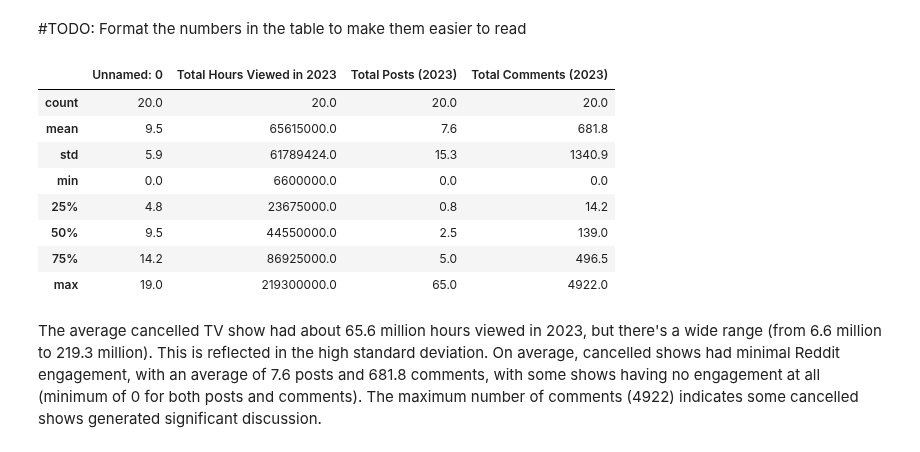
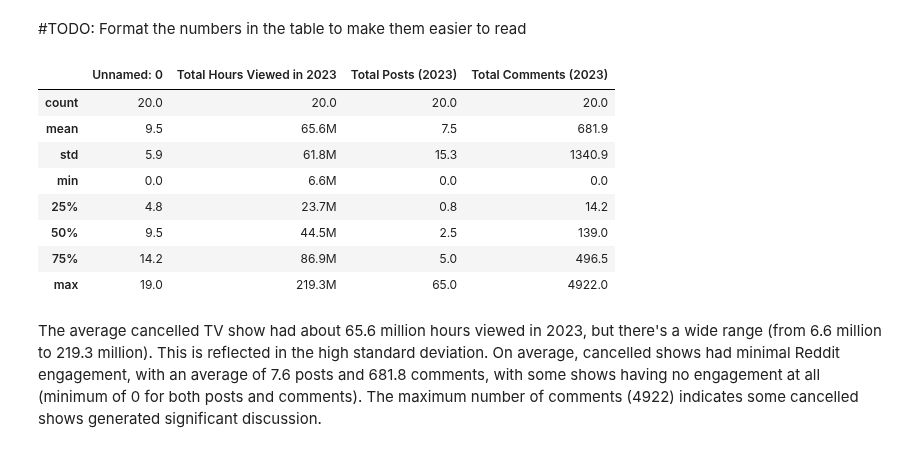
Before and after one commit to einavrobyncohen/DW64, a Jupyter notebook: notebooks/final_analysis.ipynb, the cells around one changed output. Cells and saved outputs as stored; diff of their text form; code cells hidden in the pictures.

Commit message:
Format float and millions, more comments

```diff
--- a/notebooks/final_analysis.ipynb
+++ b/notebooks/final_analysis.ipynb
@@ -32,12 +32,11 @@ import seaborn as sns  # For visualisations
 import scipy.stats as stats # For statistical analysis
 import statsmodels.api as sm # For P values
 import pandas as pd  # For data manipulation and analysis
-import numpy as np  # For array operations  TODO: not used?? remove???
-from datetime import datetime  # For handling date columns  TODO: not used?? remove???
 
 pd.set_option("display.max_rows", 20)  # Limit the number of rows displayed when printing a DataFrame
 pd.set_option('display.max_colwidth', None)  # Prevent truncation of long text
 pd.set_option('display.width', 200)  # Adjust overall display width to prevent line breaks
+pd.set_option('display.float_format', lambda x: f'{x:.1f}')  # Display float numbers with 1 digit after .
 # %% [markdown]
 ### Step 1.1: Load Datasets
 # %% [markdown]
@@ -74,18 +73,18 @@ def millions_formatter(x, pos):
 #### Describe Cancelled Shows
 # %% [markdown]
 #TODO: Format the numbers in the table to make them easier to read
-# %%
-cancelled_shows.describe().round(1)
-# %% [output]
-|  | Unnamed: 0 | Total Hours Viewed in 2023 | Total Posts (2023) | Total Comments (2023) |
-| count | 20.0 | 20.0 | 20.0 | 20.0 |
-| mean | 9.5 | 65615000.0 | 7.6 | 681.8 |
-| std | 5.9 | 61789424.0 | 15.3 | 1340.9 |
-| min | 0.0 | 6600000.0 | 0.0 | 0.0 |
-| 25% | 4.8 | 23675000.0 | 0.8 | 14.2 |
-| 50% | 9.5 | 44550000.0 | 2.5 | 139.0 |
-| 75% | 14.2 | 86925000.0 | 5.0 | 496.5 |
-| max | 19.0 | 219300000.0 | 65.0 | 4922.0 |
+# %%
+cancelled_shows.describe().map(lambda x: f'{x/1e6:.1f}M' if x >= 1e6 else x)
+# %% [output]
+|  | Unnamed: 0 | Total Hours Viewed in 2023 | Total Posts (2023) | Total Comments (2023) |
+| count | 20.0 | 20.0 | 20.0 | 20.0 |
+| mean | 9.5 | 65.6M | 7.5 | 681.9 |
+| std | 5.9 | 61.8M | 15.3 | 1340.9 |
+| min | 0.0 | 6.6M | 0.0 | 0.0 |
+| 25% | 4.8 | 23.7M | 0.8 | 14.2 |
+| 50% | 9.5 | 44.5M | 2.5 | 139.0 |
+| 75% | 14.2 | 86.9M | 5.0 | 496.5 |
+| max | 19.0 | 219.3M | 65.0 | 4922.0 |
 # %% [markdown]
 The average cancelled TV show had about 65.6 million hours viewed in 2023, but there's a wide range (from 6.6 million to 219.3 million). This is reflected in the high standard deviation. On average, cancelled shows had minimal Reddit engagement, with an average of 7.6 posts and 681.8 comments, with some shows having no engagement at all (minimum of 0 for both posts and comments). The maximum number of comments (4922) indicates some cancelled shows generated significant discussion.
 # %% [markdown]
```
Also changed, not shown: parts of 9 cells of this notebook.
